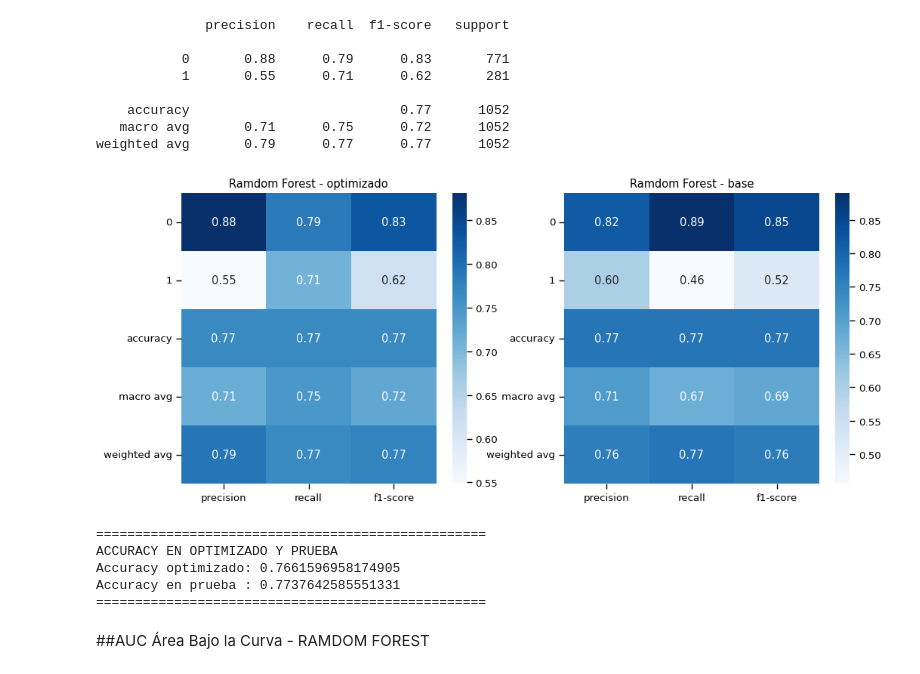
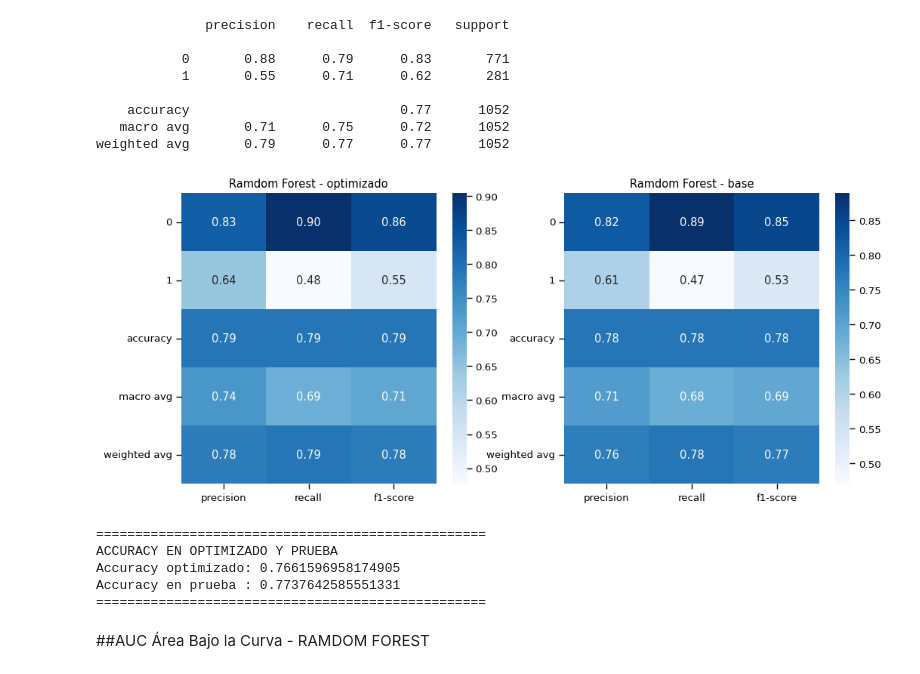
Before and after one commit to alexlisker/churn, a Jupyter notebook: alisker_churn.ipynb, the cells around one changed output. Drawn from its saved outputs; the diff is of its cells as text; code cells hidden in the pictures.

```diff
--- a/alisker_churn.ipynb
+++ b/alisker_churn.ipynb
@@ -1111,14 +1112,14 @@ print(classification_report(Y_test, y_test_pred_op))
 weighted avg       0.77      0.78      0.77      1052
 # %%
 # Reporte de clasificación modelo optimizado
-report = classification_report(Y_test, y_test_pred, output_dict=True)
-report_df = pd.DataFrame(report).transpose()
+report_dt = classification_report(Y_test, y_test_pred, output_dict=True)
+report_dt_df = pd.DataFrame(report_dt).transpose()
 
-report_op = classification_report(Y_test, y_test_pred_op, output_dict=True)
-report_df_op = pd.DataFrame(report_op).transpose()
+report_dt_op = classification_report(Y_test, y_test_pred_op, output_dict=True)
+report_dt_df_op = pd.DataFrame(report_dt_op).transpose()
 # se selecciona solo las metricas relevantes (precision, recall, f1-score)
 metrics_df = report_df[['precision', 'recall', 'f1-score']]
-metrics_df_op = report_df_op[['precision', 'recall', 'f1-score']]
+metrics_df_op = report_dt_df_op[['precision', 'recall', 'f1-score']]
 
 # mapa de calor
 fig, axes = plt.subplots(1, 2, figsize=(12, 5))
@@ -1458,32 +1459,32 @@ print(classification_report(Y_test, y_test_pred_rf_op))
 weighted avg       0.79      0.77      0.77      1052
 # %%
 # Reporte de clasificación modelo optimizado
-report = classification_report(Y_test, y_test_pred_rf, output_dict=True)
-report_df = pd.DataFrame(report).transpose()
+report_rf = classification_report(Y_test, y_test_pred_rf, output_dict=True)
+report_rf_df = pd.DataFrame(report_rf).transpose()
 
-report_op = classification_report(Y_test, y_test_pred_rf_op, output_dict=True)
-report_df_op = pd.DataFrame(report_op).transpose()
+report_rf_op = classification_report(Y_test, y_test_pred_rf_op, output_dict=True)
+report_rf_op_df = pd.DataFrame(report_rf_op).transpose()
 # se selecciona solo las metricas relevantes (precision, recall, f1-score)
 metrics_df = report_df[['precision', 'recall', 'f1-score']]
 metrics_df_op = report_df_op[['precision', 'recall', 'f1-score']]
 
 # mapa de calor
 fig, axes = plt.subplots(1, 2, figsize=(12, 5))
 sns.heatmap(metrics_df_op, ax=axes[0], annot=True, cmap='Blues', fmt=".2f")
 axes[0].set_title('Ramdom Forest - optimizado') # Fixed indentation
 
 sns.heatmap(metrics_df, ax=axes[1], annot=True, cmap='Blues', fmt=".2f")
 axes[1].set_title('Ramdom Forest - base') # Fixed indentation
 
 
 plt.show()
 print("\n" + "="*50)
 print("ACCURACY EN OPTIMIZADO Y PRUEBA")
 print("Accuracy optimizado:", accuracy_rf_op)
 print("Accuracy en prueba :",accuracy_test_rf)
 print("="*50)
 # %% [output]
-[figure, old version]
+[figure, new version]
 ==================================================
 ACCURACY EN OPTIMIZADO Y PRUEBA
 Accuracy optimizado: 0.7661596958174905
```
Also changed, not shown: parts of 19 cells of this notebook.
